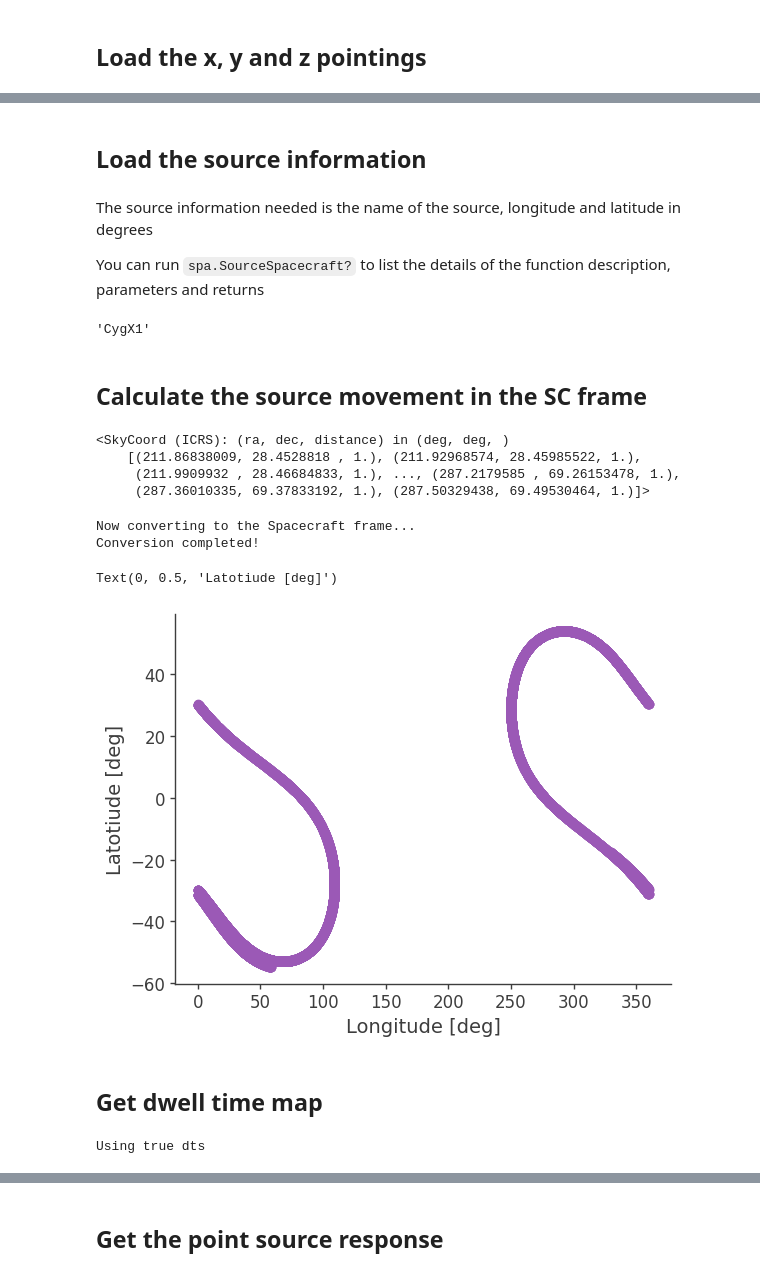
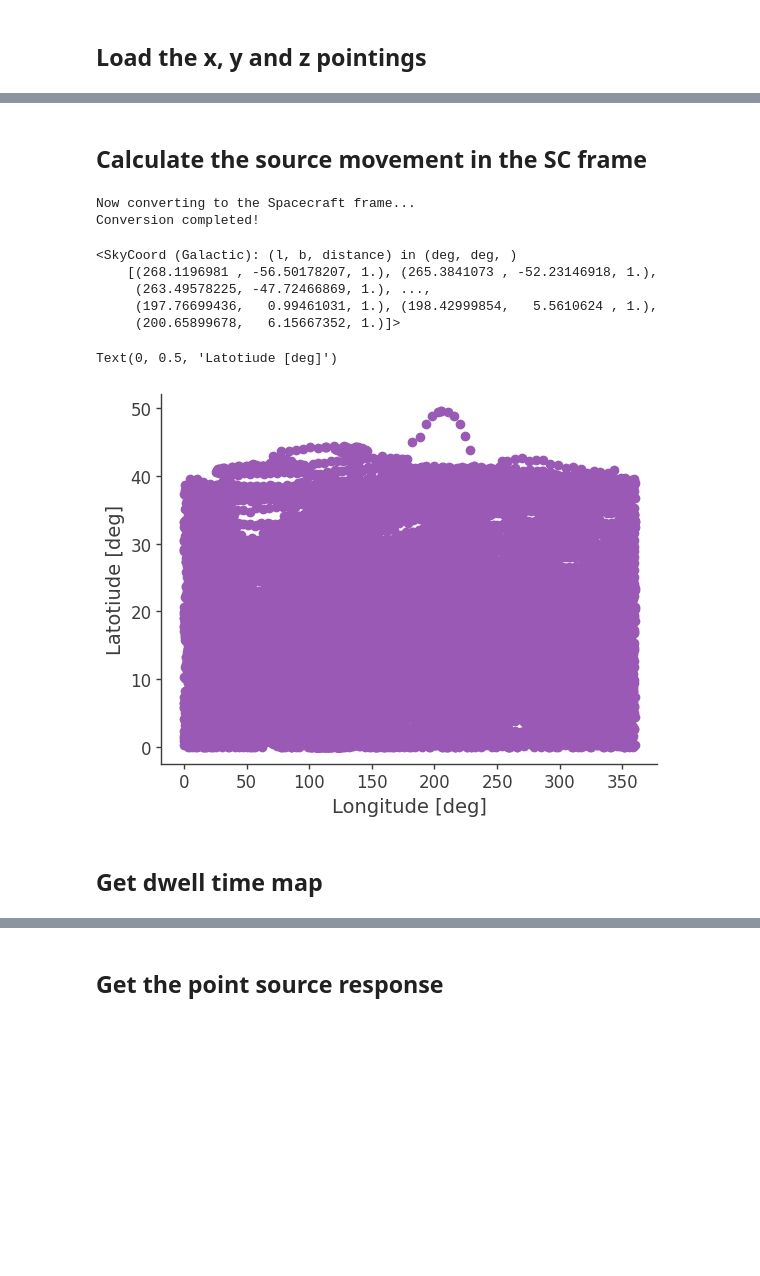
Before and after one commit to cositools/cosipy, a Jupyter notebook: docs/tutorials/Point_source_resonse.ipynb, the cells around one changed output, grey strips where cells are left out. Drawn from its saved outputs; the diff is of its cells as text; code cells hidden in the pictures; blank space fills up the shorter version.

Commit message:
Merge orientation and spacecraftpositionattitude modules into SpacecraftFile

```diff
--- a/docs/tutorials/Point_source_resonse.ipynb
+++ b/docs/tutorials/Point_source_resonse.ipynb
@@ -59,2 +65,12 @@ ori = Orientation_file("/Users/ckierans/Software/COSItools/COSItools/cosipy/2028
+# %%
+# Here I load the extracted x, y, z pointings and timestamp
+pointing_data_path = Path("Pointings")
+
+time = np.load(pointing_data_path / "Cygx1_balloon_timestamp_random_remove_none.npy")
+xpointings = np.load(pointing_data_path / "Cygx1_balloon_xpoins_remove_none.npy")
+ypointings = np.load(pointing_data_path / "Cygx1_balloon_ypoins_remove_none.npy")
+zpointings = np.load(pointing_data_path / "Cygx1_balloon_zpoins_remove_none.npy")
+# %%
+ori = SpacecraftFile(time, xpointings, ypointings, zpointings)
 # %%
 # you can plot the pointings to see how the zenith changes over the observation
@@ -67,6 +82,0 @@ Text(0, 0.5, 'Latitude [deg]')
-# %% [markdown]
-## Load the source information
-# %% [markdown]
-The source information needed is the name of the source, longitude and latitude in degrees
-
-You can run `spa.SourceSpacecraft?` to list the details of the function description, parameters and returns
@@ -77,32 +83,30 @@ obj = SpacecraftPositionAttitude.SourceSpacecraft("CygX1", target_coord)
-# %%
-# access to the properties
-obj.src_name
-# %% [output]
-'CygX1'
 # %% [markdown]
 ## Calculate the source movement in the SC frame
+# %%
+# define the target coordinates
+target_coord = SkyCoord(71.334998265514, 03.0668346317, unit = "deg", frame = "galactic")
+
+# get the target path in the Spacecraft frame
+target_in_sc_frame = ori.get_target_in_sc_frame(target_name = "CygX1", target_coord = target_coord)
+# %% [output]
+Now converting to the Spacecraft frame...
+Conversion completed!
 # %%
 x,y,z = ori.get_attitude().as_axes()
 # %%
 print(x)
 # %% [output]
-<SkyCoord (ICRS): (ra, dec, distance) in (deg, deg, )
-    [(211.86838009, 28.4528818 , 1.), (211.92968574, 28.45985522, 1.),
-     (211.9909932 , 28.46684833, 1.), ..., (287.2179585 , 69.26153478, 1.),
-     (287.36010335, 69.37833192, 1.), (287.50329438, 69.49530464, 1.)]>
+<SkyCoord (Galactic): (l, b, distance) in (deg, deg, )
+    [(268.1196981 , -56.50178207, 1.), (265.3841073 , -52.23146918, 1.),
+     (263.49578225, -47.72466869, 1.), ...,
+     (197.76699436,   0.99461031, 1.), (198.42999854,   5.5610624 , 1.),
+     (200.65899678,   6.15667352, 1.)]>
-# %%
-# Here you need to privide the pointings with at least two axes (starting at 1 so that
-# the delta time array defined below has the same size)
-src_movement = obj.sc_frame(x_pointings = x[1:], z_pointings = z[1:])
-# %% [output]
-Now converting to the Spacecraft frame...
-Conversion completed!
 # %%
-plt.plot(src_movement.lon.deg, src_movement.lat.deg,"o")
+plt.plot(target_in_sc_frame.lon.deg, target_in_sc_frame.lat.deg,"o")
 plt.xlabel("Longitude [deg]")
 plt.ylabel("Latotiude [deg]")
 # %% [output]
 Text(0, 0.5, 'Latotiude [deg]')
-[figure, old version]
+[figure, new version]
 # %% [markdown]
 ## Get dwell time map
@@ -111,10 +113,11 @@ dts = ori.get_time_delta()
 # %%
 # Here since you already generate the src movement in the pipeline above, you don't need to specify the src_path parameter.
-# See next code block for when should you use src_path parameter.
-dwell_time_map = obj.get_dwell_map(response = "/Users/ckierans/Software/COSItools/COSItools/intro_cosipy/test_data/FlatContinuumIsotropic.LowRes.binnedimaging.imagingresponse.area.nside8.cosipy.h5",
-                                   dts = dts, src_path = src_movement)
+
+#define the response file
+response_file_dir = Path("./Response/test_full_detector_response.h5")
+
+# use the low resolution response
+dwell_time_map = ori.get_dwell_map(response = response_file_dir)
-# %% [output]
-Using true dts
 # %%
 #Plot the dwell time map in detector coordinates (top is zenith)
 
```
Also changed, not shown: parts of 12 cells of this notebook, 10 other files.
